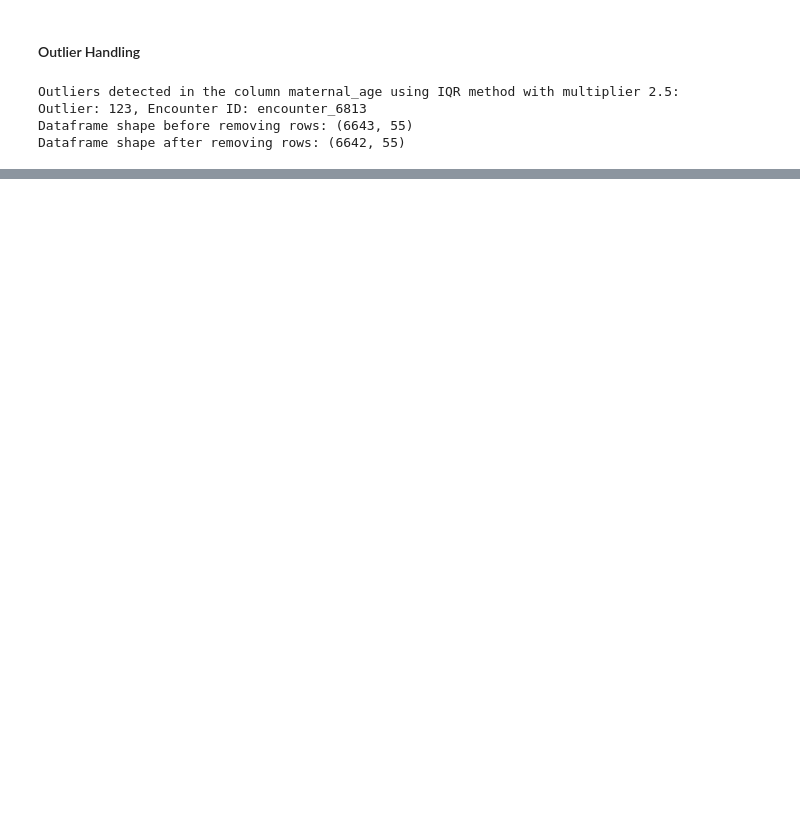
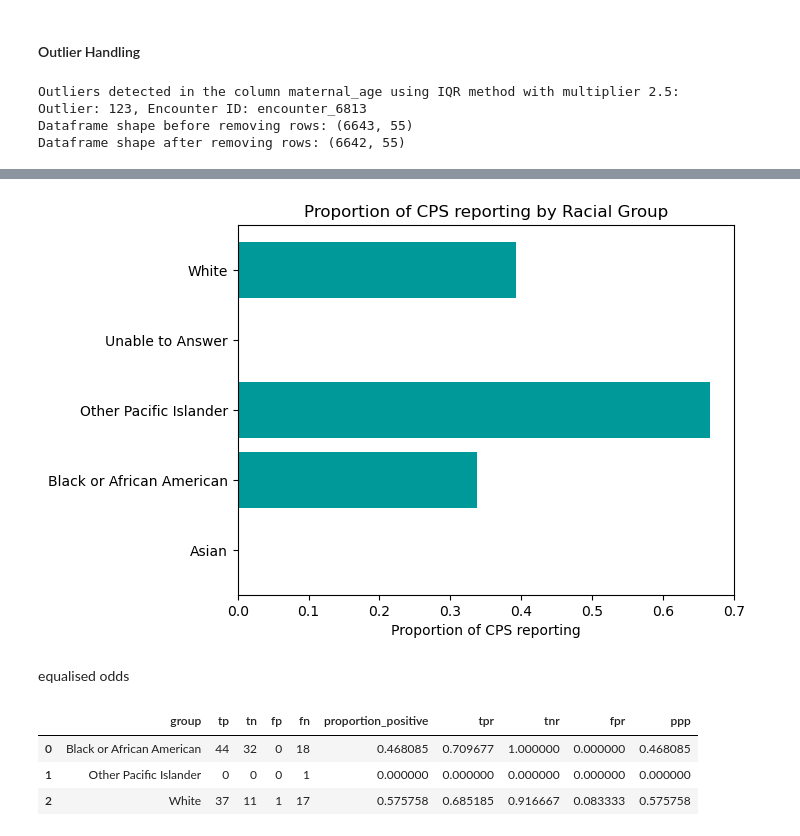
Before and after one commit to healthineerRuchi/adlm-fairlabs-competition, a Jupyter notebook: notebooks/preprocess.ipynb, the cells around one changed output, grey strips where cells are left out. Cells and saved outputs as stored; diff of their text form; code cells hidden in the pictures; blank space fills up the shorter version.

```diff
--- a/notebooks/preprocess.ipynb
+++ b/notebooks/preprocess.ipynb
@@ -78,0 +220,4 @@ Dataframe shape after removing rows: (6642, 55)
+# %%
+plot_demographic_parity(after_df)
+# %% [output]
+[figure, added]
@@ -78,0 +226,2 @@ Dataframe shape after removing rows: (6642, 55)
+# %% [markdown]
+equalised odds
@@ -78,0 +270,7 @@ Dataframe shape after removing rows: (6642, 55)
+# %%
+result_df_after
+# %% [output]
+|  | group | tp | tn | fp | fn | proportion_positive | tpr | tnr | fpr | ppp |
+| 0 | Black or African American | 44 | 32 | 0 | 18 | 0.468085 | 0.709677 | 1.000000 | 0.000000 | 0.468085 |
+| 1 | Other Pacific Islander | 0 | 0 | 0 | 1 | 0.000000 | 0.000000 | 0.000000 | 0.000000 | 0.000000 |
+| 2 | White | 37 | 11 | 1 | 17 | 0.575758 | 0.685185 | 0.916667 | 0.083333 | 0.575758 |
```
Also changed, not shown: parts of 22 cells of this notebook.
